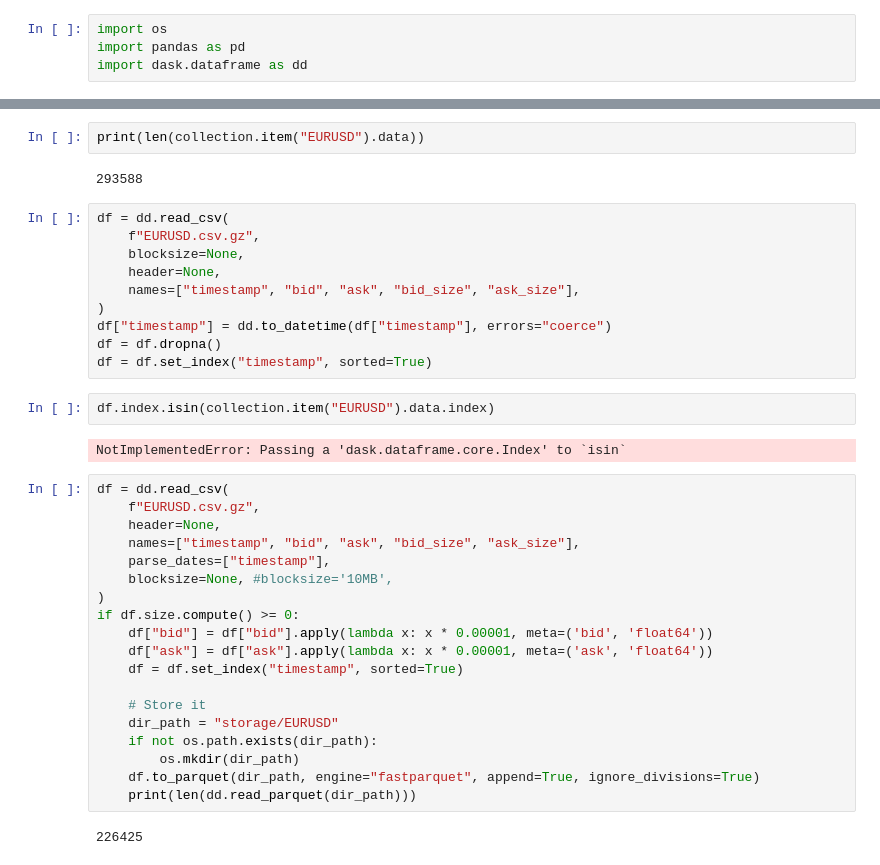
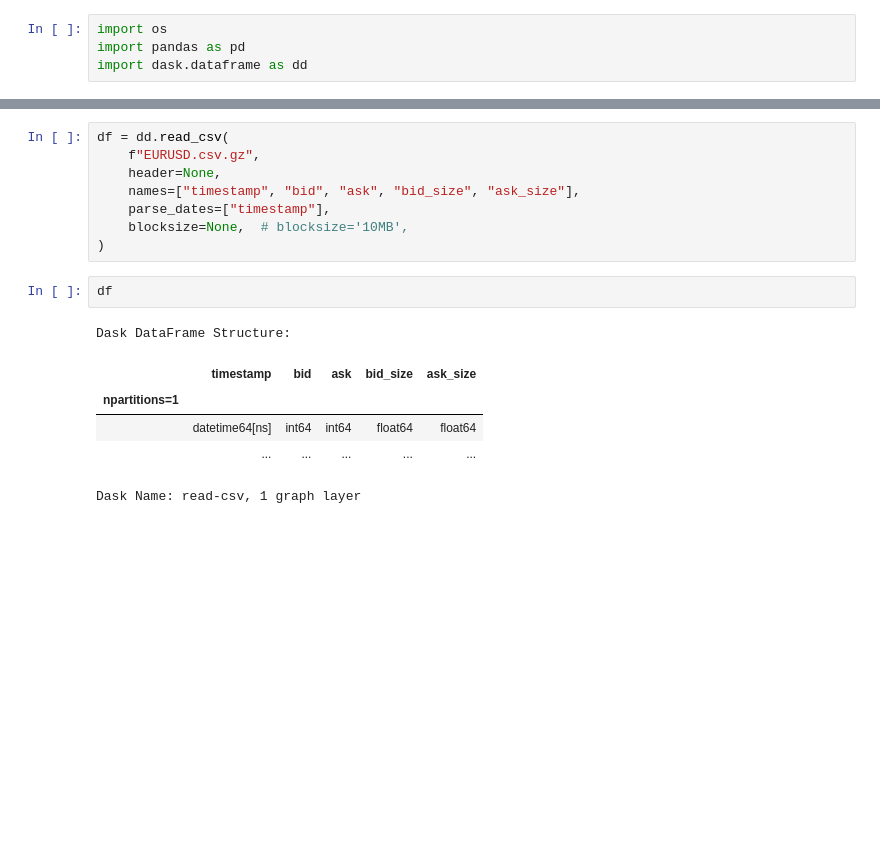
Before and after one commit to kaplinteam/fx-backtest, a Jupyter notebook: data.ipynb, the cells around one changed output, grey strips where cells are left out. Cells and saved outputs as stored; diff of their text form; blank space fills up the shorter version.

```diff
--- a/data.ipynb
+++ b/data.ipynb
@@ -17,39 +13,17 @@ Timestamp('2023-04-28 00:00:00.000131')
-# %%
-print(len(collection.item("EURUSD").data))
-# %% [output]
-293588
 # %%
 df = dd.read_csv(
     f"EURUSD.csv.gz",
-    blocksize=None,
     header=None,
     names=["timestamp", "bid", "ask", "bid_size", "ask_size"],
+    parse_dates=["timestamp"],
+    blocksize=None,  # blocksize='10MB',
 )
-df["timestamp"] = dd.to_datetime(df["timestamp"], errors="coerce")
-df = df.dropna()
-df = df.set_index("timestamp", sorted=True)
-# %%
-df.index.isin(collection.item("EURUSD").data.index)
-# %% [output]
-NotImplementedError: Passing a 'dask.dataframe.core.Index' to `isin`
-# %%
-df = dd.read_csv(
-    f"EURUSD.csv.gz",
-    header=None,
-    names=["timestamp", "bid", "ask", "bid_size", "ask_size"],
-    parse_dates=["timestamp"],
-    blocksize=None, #blocksize='10MB',
-)
-if df.size.compute() >= 0:
-    df["bid"] = df["bid"].apply(lambda x: x * 0.00001, meta=('bid', 'float64'))
-    df["ask"] = df["ask"].apply(lambda x: x * 0.00001, meta=('ask', 'float64'))
-    df = df.set_index("timestamp", sorted=True)
-
-    # Store it
-    dir_path = "storage/EURUSD"
-    if not os.path.exists(dir_path):
-        os.mkdir(dir_path)
-    df.to_parquet(dir_path, engine="fastparquet", append=True, ignore_divisions=True)
-    print(len(dd.read_parquet(dir_path)))
-# %% [output]
-226425
+# %%
+df
+# %% [output]
+Dask DataFrame Structure:
+|  | timestamp | bid | ask | bid_size | ask_size |
+| npartitions=1 |  |  |  |  |  |
+|  | datetime64[ns] | int64 | int64 | float64 | float64 |
+|  | ... | ... | ... | ... | ... |
+Dask Name: read-csv, 1 graph layer
```
Also changed, not shown: parts of 1 cell of this notebook, 2 other files.
